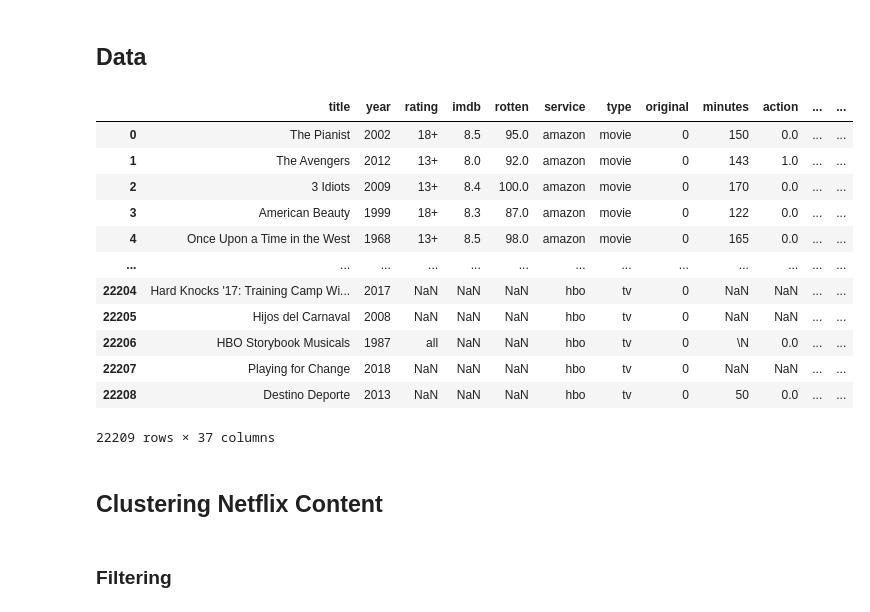
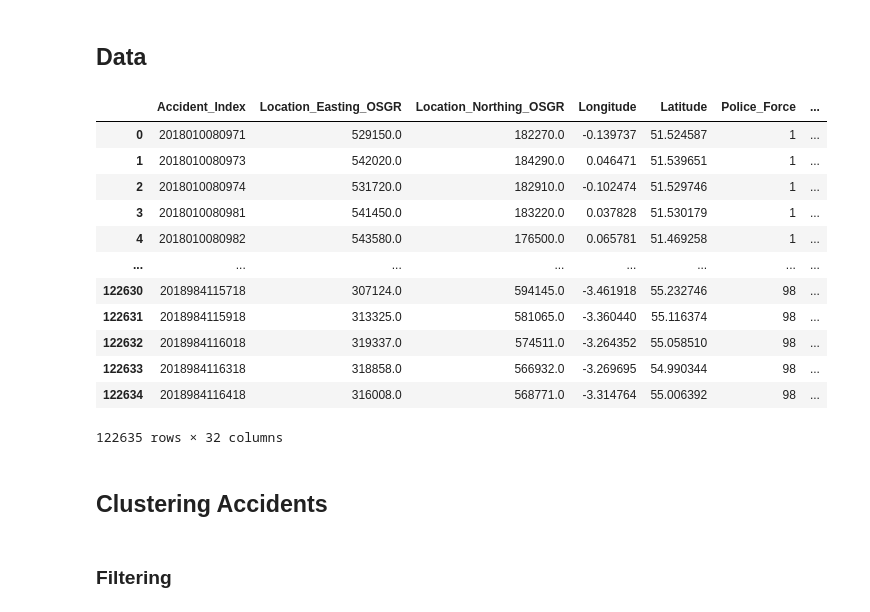
Before and after one commit to jayzuccarelli/Medium, a Jupyter notebook: Interpretable Clustering/Analysing Streaming Content.ipynb, the cells around one changed output. Cells and saved outputs as stored; diff of their text form; code cells hidden in the pictures.

```diff
--- a/Interpretable Clustering/Analysing Streaming Content.ipynb
+++ b/Interpretable Clustering/Analysing Streaming Content.ipynb
@@ -18,23 +18,23 @@ import IPython.display as ip
 # %% [markdown]
 ## Data
 # %%
-content = pd.read_csv('Data/streaming.csv')
-content
+accidents = pd.read_csv('Data/accidents.csv')
+accidents
 # %% [output]
-|  | title | year | rating | imdb | rotten | service | type | original | minutes | action | ... | ... |
-| 0 | The Pianist | 2002 | 18+ | 8.5 | 95.0 | amazon | movie | 0 | 150 | 0.0 | ... | ... |
-| 1 | The Avengers | 2012 | 13+ | 8.0 | 92.0 | amazon | movie | 0 | 143 | 1.0 | ... | ... |
-| 2 | 3 Idiots | 2009 | 13+ | 8.4 | 100.0 | amazon | movie | 0 | 170 | 0.0 | ... | ... |
-| 3 | American Beauty | 1999 | 18+ | 8.3 | 87.0 | amazon | movie | 0 | 122 | 0.0 | ... | ... |
-| 4 | Once Upon a Time in the West | 1968 | 13+ | 8.5 | 98.0 | amazon | movie | 0 | 165 | 0.0 | ... | ... |
-| ... | ... | ... | ... | ... | ... | ... | ... | ... | ... | ... | ... | ... |
-| 22204 | Hard Knocks '17: Training Camp Wi... | 2017 | NaN | NaN | NaN | hbo | tv | 0 | NaN | NaN | ... | ... |
-| 22205 | Hijos del Carnaval | 2008 | NaN | NaN | NaN | hbo | tv | 0 | NaN | NaN | ... | ... |
-| 22206 | HBO Storybook Musicals | 1987 | all | NaN | NaN | hbo | tv | 0 | \N | 0.0 | ... | ... |
-| 22207 | Playing for Change | 2018 | NaN | NaN | NaN | hbo | tv | 0 | NaN | NaN | ... | ... |
-| 22208 | Destino Deporte | 2013 | NaN | NaN | NaN | hbo | tv | 0 | 50 | 0.0 | ... | ... |
+|  | Accident_Index | Location_Easting_OSGR | Location_Northing_OSGR | Longitude | Latitude | Police_Force | ... |
+| 0 | 2018010080971 | 529150.0 | 182270.0 | -0.139737 | 51.524587 | 1 | ... |
+| 1 | 2018010080973 | 542020.0 | 184290.0 | 0.046471 | 51.539651 | 1 | ... |
+| 2 | 2018010080974 | 531720.0 | 182910.0 | -0.102474 | 51.529746 | 1 | ... |
+| 3 | 2018010080981 | 541450.0 | 183220.0 | 0.037828 | 51.530179 | 1 | ... |
+| 4 | 2018010080982 | 543580.0 | 176500.0 | 0.065781 | 51.469258 | 1 | ... |
+| ... | ... | ... | ... | ... | ... | ... | ... |
+| 122630 | 2018984115718 | 307124.0 | 594145.0 | -3.461918 | 55.232746 | 98 | ... |
+| 122631 | 2018984115918 | 313325.0 | 581065.0 | -3.360440 | 55.116374 | 98 | ... |
+| 122632 | 2018984116018 | 319337.0 | 574511.0 | -3.264352 | 55.058510 | 98 | ... |
+| 122633 | 2018984116318 | 318858.0 | 566932.0 | -3.269695 | 54.990344 | 98 | ... |
+| 122634 | 2018984116418 | 316008.0 | 568771.0 | -3.314764 | 55.006392 | 98 | ... |
-22209 rows × 37 columns
+122635 rows × 32 columns
 # %% [markdown]
-## Clustering Netflix Content
+## Clustering Accidents
 # %% [markdown]
 ### Filtering
```
Also changed, not shown: parts of 19 cells of this notebook, 9 other files.
